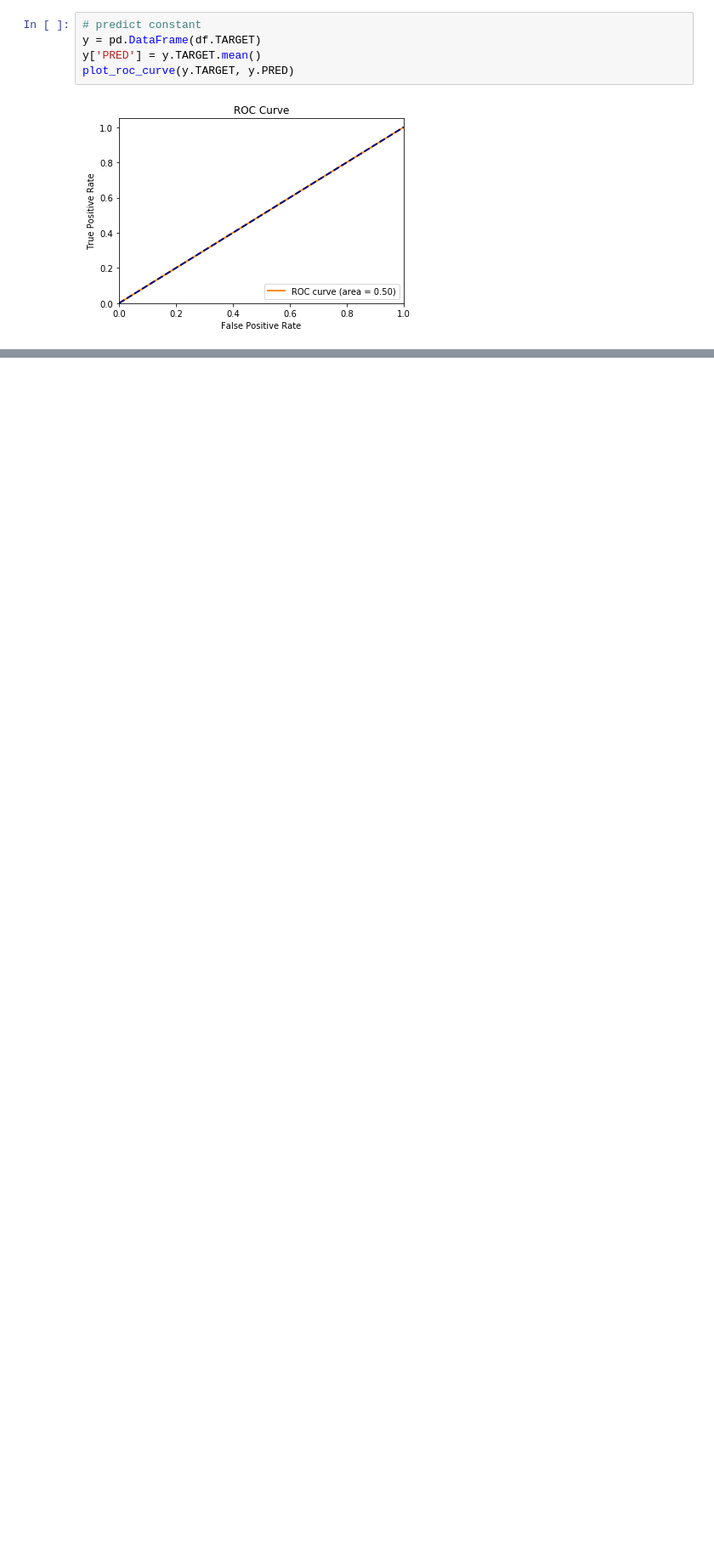
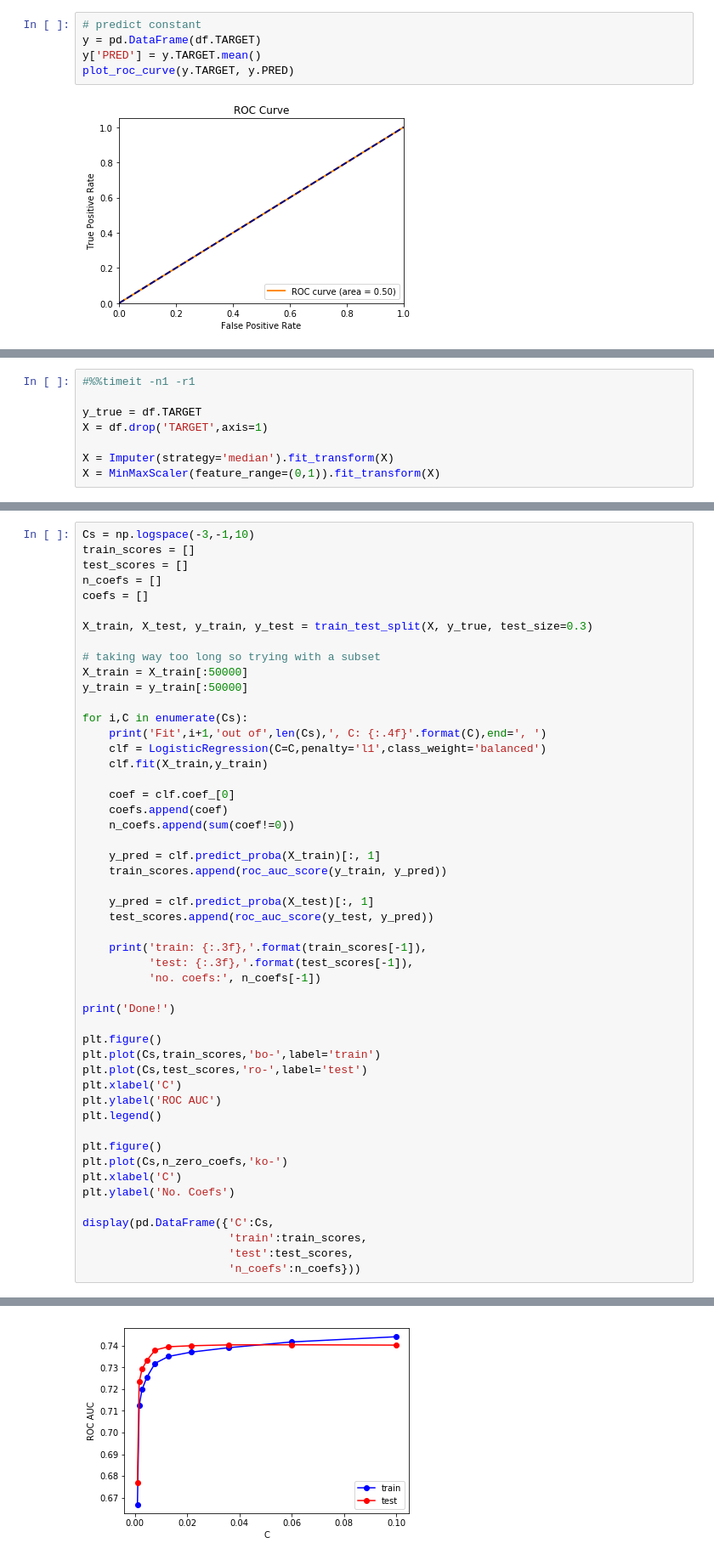
Before and after one commit to jack89roberts/kaggle-home-credit-default-risk, a Jupyter notebook: home_credit_default_risk.ipynb, the cells around one changed output, grey strips where cells are left out. Shown at 85% size. Drawn from its saved outputs; the diff is of its cells as text; blank space fills up the shorter version.

```diff
--- a/home_credit_default_risk.ipynb
+++ b/home_credit_default_risk.ipynb
@@ -316,0 +342,8 @@ Fitting 5 folds for each of 5 candidates, totalling 25 fits
+# %%
+#%%timeit -n1 -r1
+
+y_true = df.TARGET
+X = df.drop('TARGET',axis=1)
+
+X = Imputer(strategy='median').fit_transform(X)
+X = MinMaxScaler(feature_range=(0,1)).fit_transform(X)
@@ -316,0 +372,51 @@ Fitting 5 folds for each of 5 candidates, totalling 25 fits
+# %%
+Cs = np.logspace(-3,-1,10)
+train_scores = []
+test_scores = []
+n_coefs = []
+coefs = []
+
+X_train, X_test, y_train, y_test = train_test_split(X, y_true, test_size=0.3)
+
+# taking way too long so trying with a subset
+X_train = X_train[:50000]
+y_train = y_train[:50000]
+
+for i,C in enumerate(Cs):
+    print('Fit',i+1,'out of',len(Cs),', C: {:.4f}'.format(C),end=', ')
+    clf = LogisticRegression(C=C,penalty='l1',class_weight='balanced')
+    clf.fit(X_train,y_train)
+
+    coef = clf.coef_[0]
+    coefs.append(coef)
+    n_coefs.append(sum(coef!=0))
+
+    y_pred = clf.predict_proba(X_train)[:, 1]
+    train_scores.append(roc_auc_score(y_train, y_pred))
+
+    y_pred = clf.predict_proba(X_test)[:, 1]
+    test_scores.append(roc_auc_score(y_test, y_pred))
+
+    print('train: {:.3f},'.format(train_scores[-1]),
+          'test: {:.3f},'.format(test_scores[-1]),
+          'no. coefs:', n_coefs[-1])
+
+print('Done!')
+
+plt.figure()
+plt.plot(Cs,train_scores,'bo-',label='train')
+plt.plot(Cs,test_scores,'ro-',label='test')
+plt.xlabel('C')
+plt.ylabel('ROC AUC')
+plt.legend()
+
+plt.figure()
+plt.plot(Cs,n_zero_coefs,'ko-')
+plt.xlabel('C')
+plt.ylabel('No. Coefs')
+
+display(pd.DataFrame({'C':Cs,
+                      'train':train_scores,
+                      'test':test_scores,
+                      'n_coefs':n_coefs}))
+# %% [output]
@@ -316,0 +445 @@ Fitting 5 folds for each of 5 candidates, totalling 25 fits
+[figure, added]
```
Also changed, not shown: parts of 22 cells of this notebook, 2 other files.
